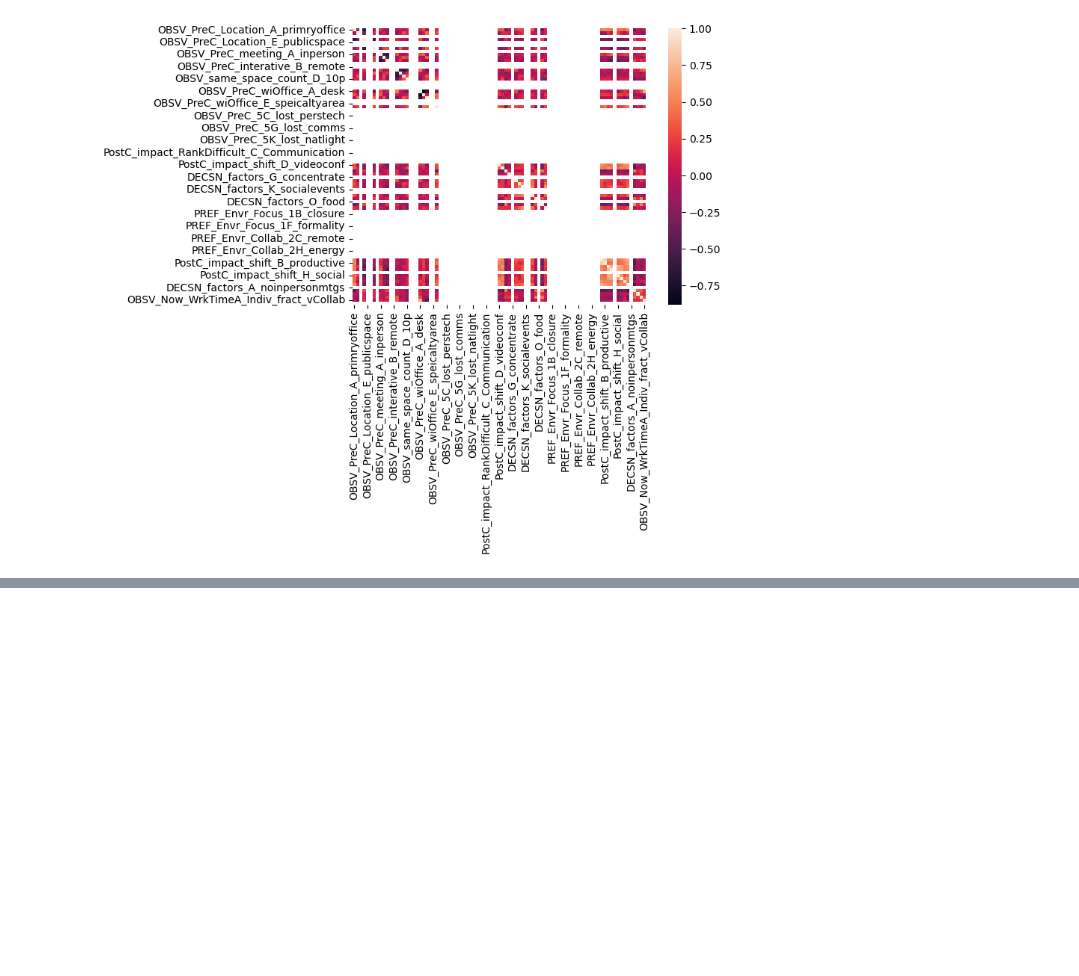
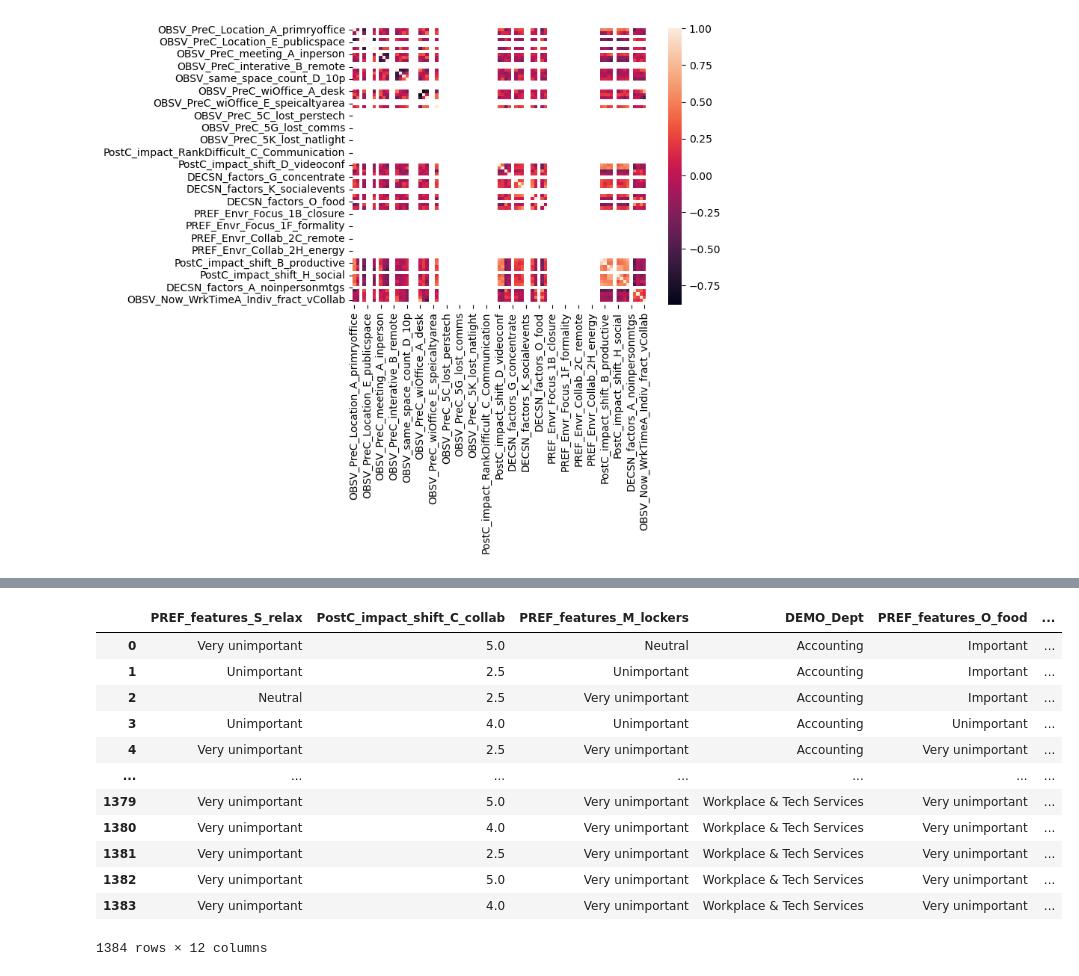
Before and after one commit to Anway-Agte/Wharton-Competition-, a Jupyter notebook: splitting_org.ipynb, the cells around one changed output, grey strips where cells are left out. Drawn from its saved outputs; the diff is of its cells as text; code cells hidden in the pictures; blank space fills up the shorter version.

Commit message:
organisation data split

```diff
--- a/splitting_org.ipynb
+++ b/splitting_org.ipynb
@@ -83,3 +83,9 @@ for org in orgs:
 # %%
 for org in orgs:
     datas[org].to_excel(f"{org}.xlsx")
+# %%
+cols = []
+for og in orgs:
+    cols.append(datas[og].columns)
+# %%
+common = list(set.intersection(*map(set,cols)))
@@ -85,0 +107,18 @@ for org in orgs:
+# %%
+common_qs = data[common]
+# %%
+common_qs
+# %% [output]
+|  | PREF_features_S_relax | PostC_impact_shift_C_collab | PREF_features_M_lockers | DEMO_Dept | PREF_features_O_food | ... |
+| 0 | Very unimportant | 5.0 | Neutral | Accounting | Important | ... |
+| 1 | Unimportant | 2.5 | Unimportant | Accounting | Important | ... |
+| 2 | Neutral | 2.5 | Very unimportant | Accounting | Important | ... |
+| 3 | Unimportant | 4.0 | Unimportant | Accounting | Unimportant | ... |
+| 4 | Very unimportant | 2.5 | Very unimportant | Accounting | Very unimportant | ... |
+| ... | ... | ... | ... | ... | ... | ... |
+| 1379 | Very unimportant | 5.0 | Very unimportant | Workplace & Tech Services | Very unimportant | ... |
+| 1380 | Very unimportant | 4.0 | Very unimportant | Workplace & Tech Services | Very unimportant | ... |
+| 1381 | Very unimportant | 2.5 | Very unimportant | Workplace & Tech Services | Very unimportant | ... |
+| 1382 | Very unimportant | 5.0 | Very unimportant | Workplace & Tech Services | Very unimportant | ... |
+| 1383 | Very unimportant | 4.0 | Very unimportant | Workplace & Tech Services | Very unimportant | ... |
+1384 rows × 12 columns
```
Also changed, not shown: parts of 2 cells of this notebook, 1 other file.
